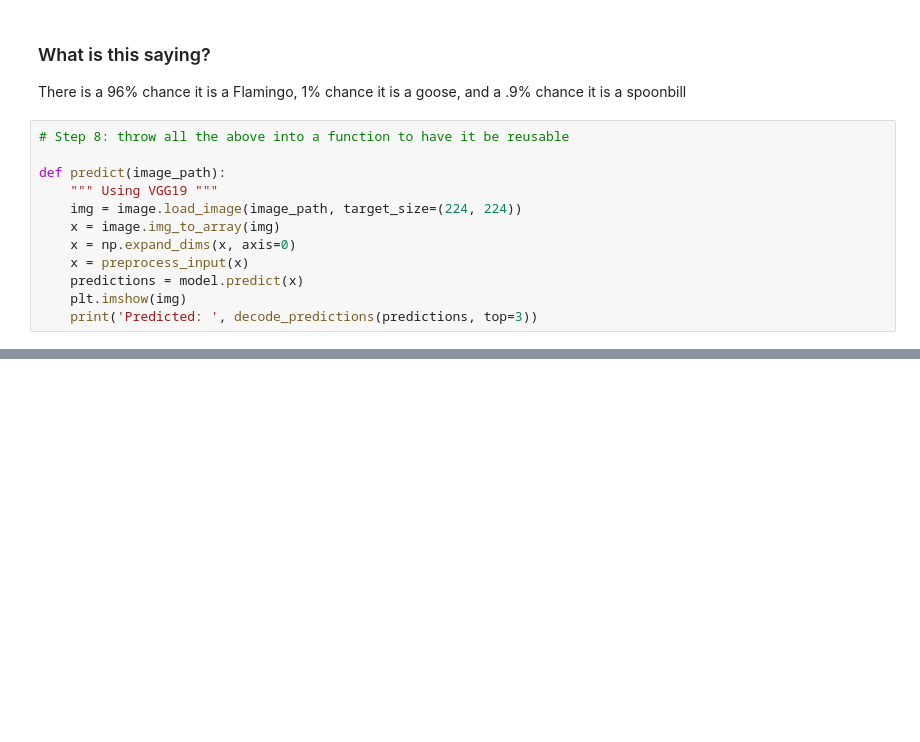
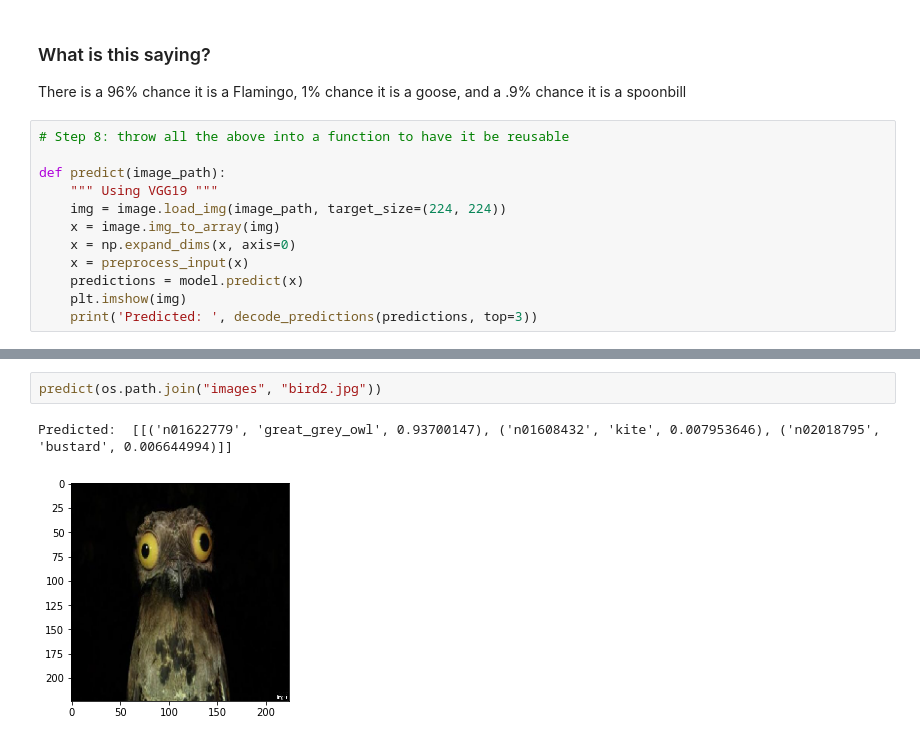
Before and after one commit to gianmillare/Machine-Learning-AI, a Jupyter notebook: University of California, Berkeley - AI ML Sessions/Part 34 - Convolutional Neural Network CNN.ipynb, the cells around one changed output, grey strips where cells are left out. Cells and saved outputs as stored; diff of their text form; blank space fills up the shorter version.

```diff
--- a/University of California, Berkeley - AI ML Sessions/Part 34 - Convolutional Neural Network CNN.ipynb
+++ b/University of California, Berkeley - AI ML Sessions/Part 34 - Convolutional Neural Network CNN.ipynb
@@ -70,7 +70,7 @@ There is a 96% chance it is a Flamingo, 1% chance it is a goose, and a .9% chanc
 
 def predict(image_path):
     """ Using VGG19 """
-    img = image.load_image(image_path, target_size=(224, 224))
+    img = image.load_img(image_path, target_size=(224, 224))
     x = image.img_to_array(img)
     x = np.expand_dims(x, axis=0)
     x = preprocess_input(x)
@@ -79,0 +86,5 @@ def predict(image_path):
+# %%
+predict(os.path.join("images", "bird2.jpg"))
+# %% [output]
+Predicted:  [[('n01622779', 'great_grey_owl', 0.93700147), ('n01608432', 'kite', 0.007953646), ('n02018795', 'bustard', 0.006644994)]]
+[figure, added]
```
Also changed, not shown: parts of 1 cell of this notebook.
